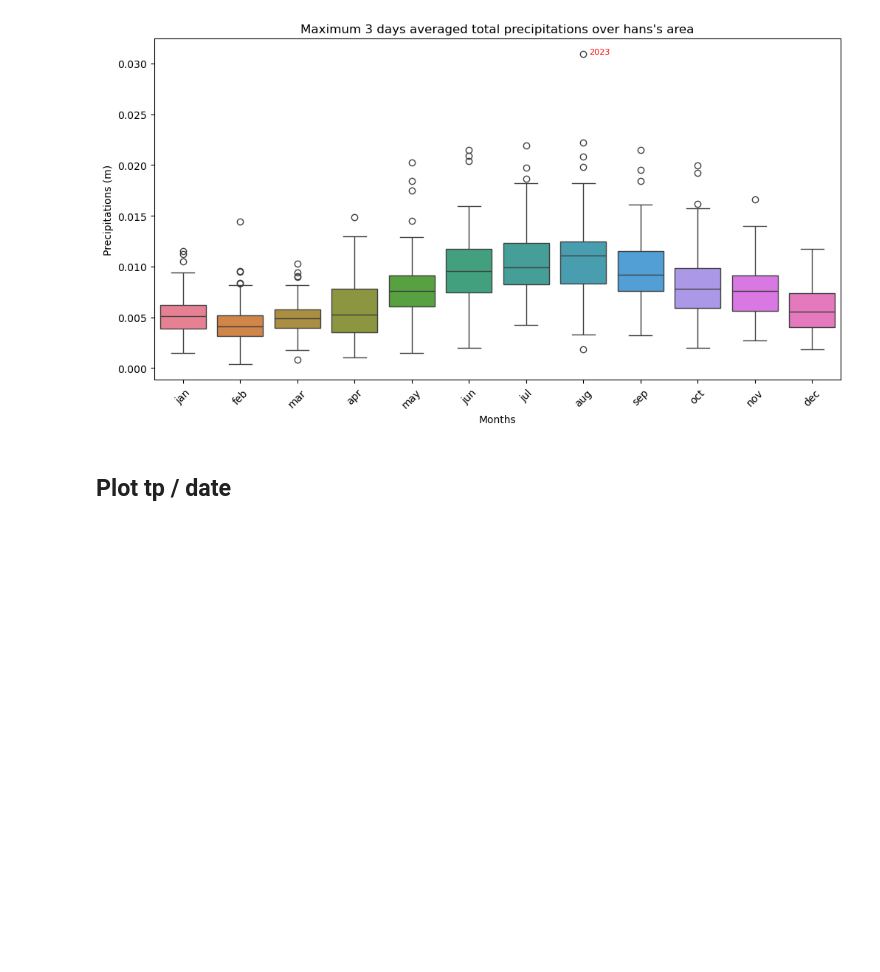
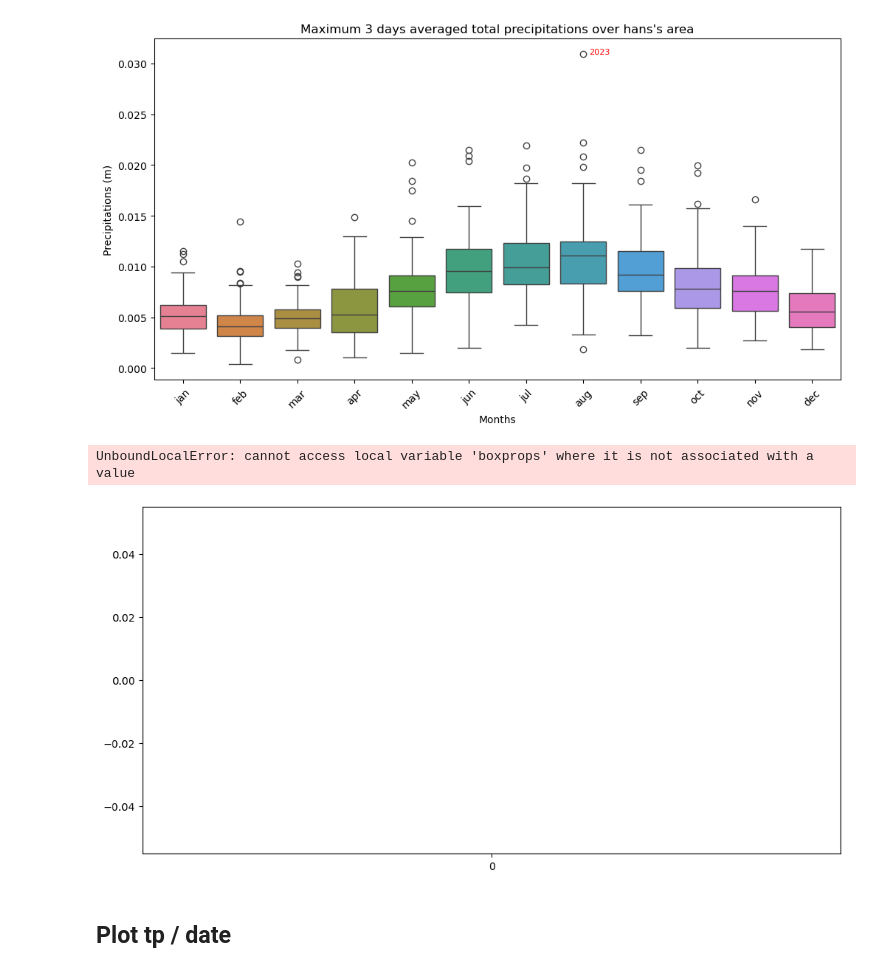
Before and after one commit to esauvat/unseen-storm-forecasts, a Jupyter notebook: script/plotter.ipynb, the cells around one changed output. Drawn from its saved outputs; the diff is of its cells as text; code cells hidden in the pictures; blank space fills up the shorter version.

Commit message:
time reindexing debug

```diff
--- a/script/plotter.ipynb
+++ b/script/plotter.ipynb
@@ -124,30 +124,31 @@ plot_max_boxplot(maxMean3Values, 0.025, '/home/esauvat/Documents/NORCE/unseen-st
 # %% [output]
 [figure]
 # %%
-def plot_correlation(data):
+def plot_correlation(data, title, path):
     """
     Trace un boxplot à partir d'un DataArray dont les coordonnées sont lead time et file
     et les valeurs sont des corrélations.
     """
-    ltimes = list(range(46))
-    years = list(data['years'].values)
-    values = [list(data.sel(months=month).values) for month in months]
+    ltimes = list(data['time'].values)
+    values = [list(data.sel(time=num).values) for num in ltimes]
 
     plt.figure(figsize=(12, 6))
     sns.boxplot(data=values)
 
-    # Ajout des annotations pour les valeurs dépassant threshold
-    for month_idx, month in enumerate(months):
-        for year_idx, year in enumerate(years):
-            val = data.sel(months=month, years=year).values
-            if val > threshold:
-                plt.text(month_idx+0.1, val, year, ha='left', fontsize=8, color='red')
-
-    plt.xticks(ticks=range(len(months)), labels=months, rotation=45)
-    plt.xlabel("Months")
-    plt.ylabel("Precipitations (m)")
+    plt.xticks(ticks=range(len(ltimes)), labels=ltimes)
+    plt.xlabel("Lead times")
+    plt.ylabel("Correlation")
     plt.title(title)
 
     plt.savefig(path)
 
     plt.show()
+# %%
+dailyCorr = xr.open_dataarray('/home/esauvat/Documents/NORCE/heavy_files/s2s-hans_area-0.5-daily_correlation.nc')
+mean2Corr = xr.open_dataarray('/home/esauvat/Documents/NORCE/heavy_files/s2s-hans_area-0.5-mean2_correlation.nc')
+mean3Corr = xr.open_dataarray('/home/esauvat/Documents/NORCE/heavy_files/s2s-hans_area-0.5-mean3_correlation.nc')
+# %%
+plot_correlation(dailyCorr, "Correlation between ensemble members on Hans' area", '/home/esauvat/Documents/NORCE/unseen-storm-forecasts/plots/s2s-distrib-daily_correlation-hans_area.png')
+# %% [output]
+UnboundLocalError: cannot access local variable 'boxprops' where it is not associated with a value
+[figure, added]
```
Also changed, not shown: parts of 2 cells of this notebook, 2 other files.
